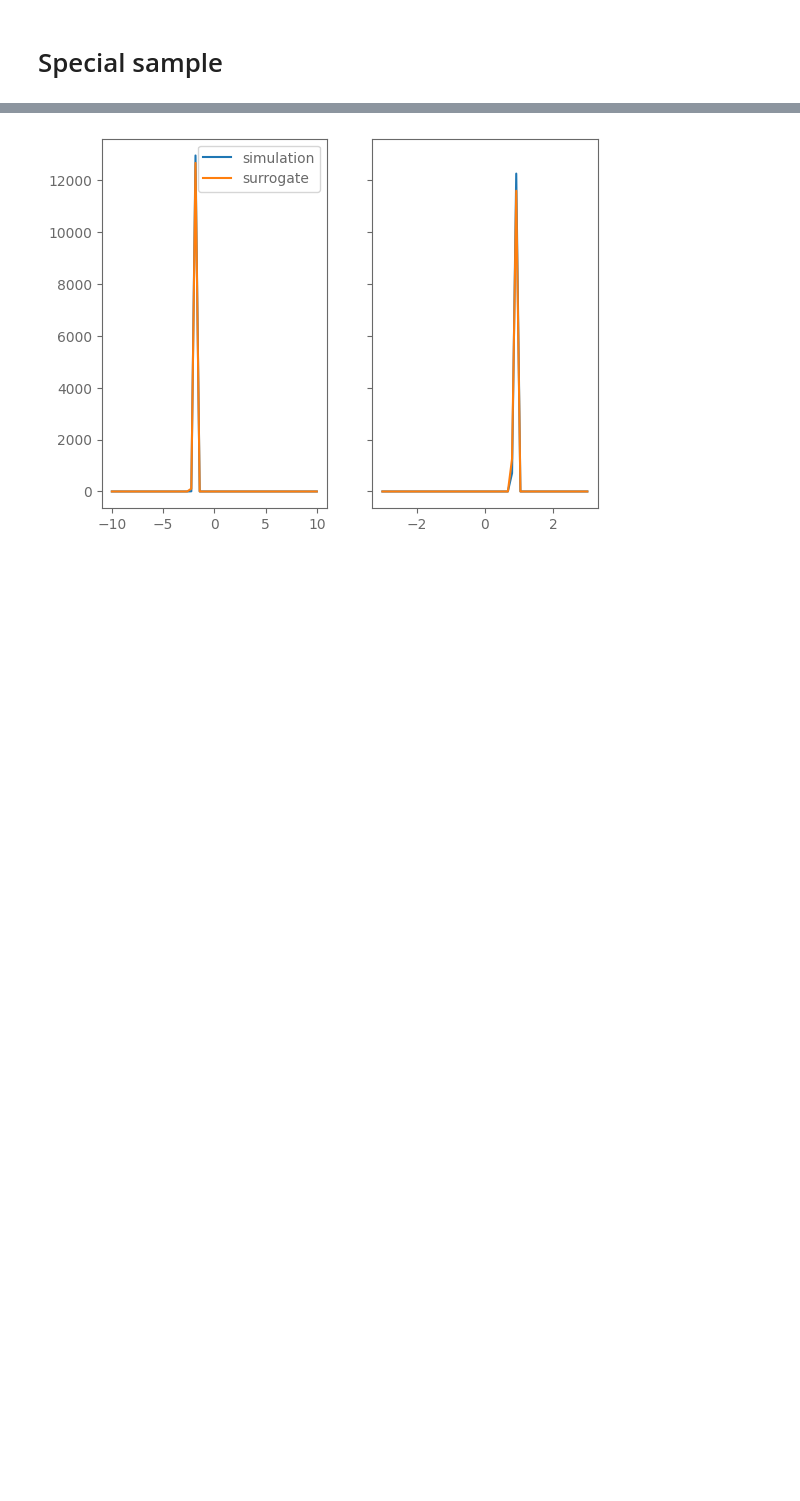
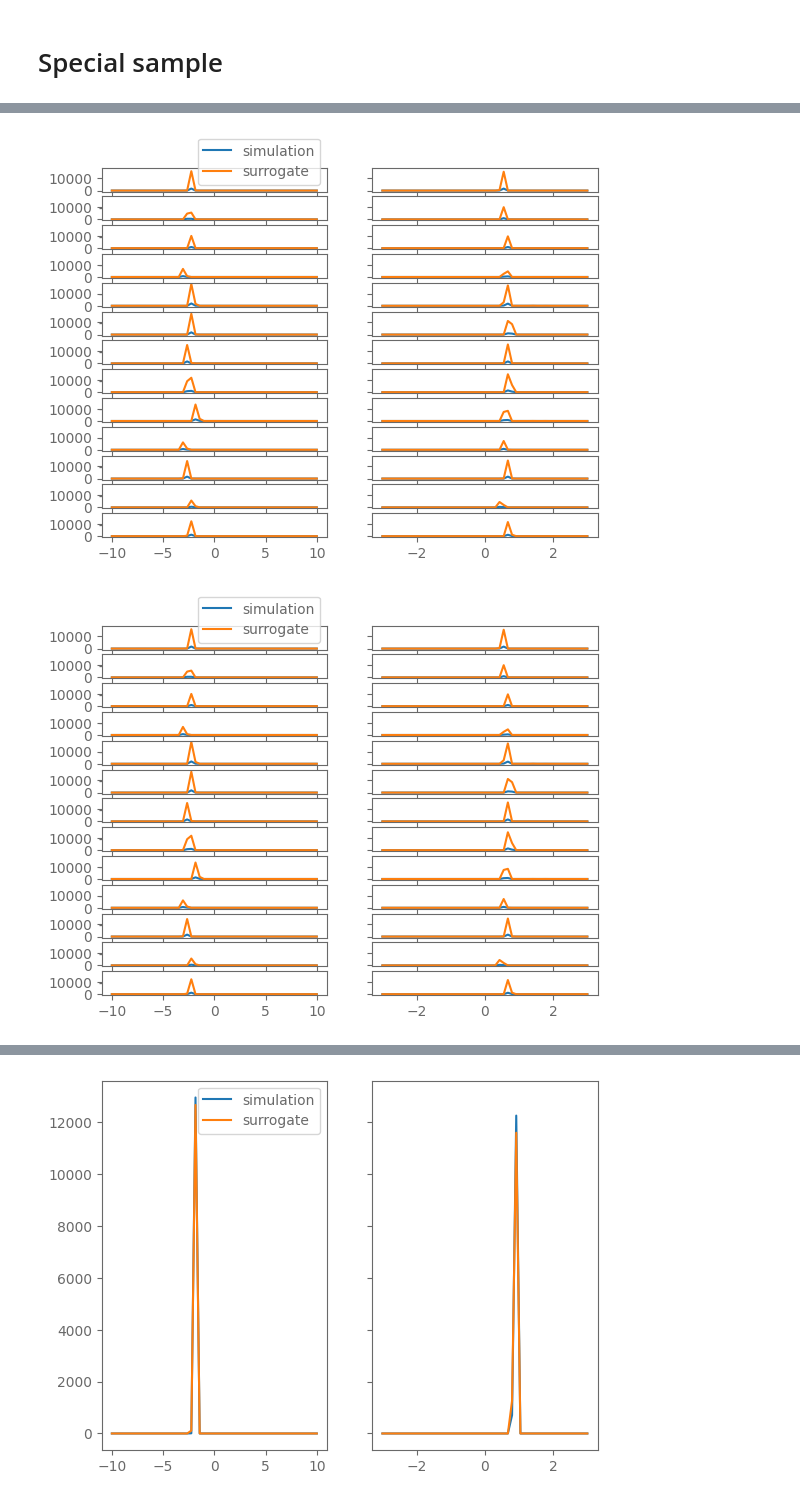
Before and after one commit to hzbian/metrix_hackathon, a Jupyter notebook: test_xy_hist_surrogate.ipynb, the cells around one changed output, grey strips where cells are left out. Saved outputs shown, nothing was run; the diff lists cells and outputs as text; code cells hidden in the pictures; blank space fills up the shorter version.

```diff
--- a/test_xy_hist_surrogate.ipynb
+++ b/test_xy_hist_surrogate.ipynb
@@ -150 +175,6 @@ Plot.plot_engines_comparison(engine, surrogate_engine, observed_params[:1], Mult
+# %%
+Plot.plot_engines_comparison(engine, surrogate_engine, uncompensated_parameters, MultiLayer([0.]))
+# %% [output]
+[figure, added]
+[figure, added]
 # %%
```
Also changed, not shown: parts of 17 cells of this notebook.
